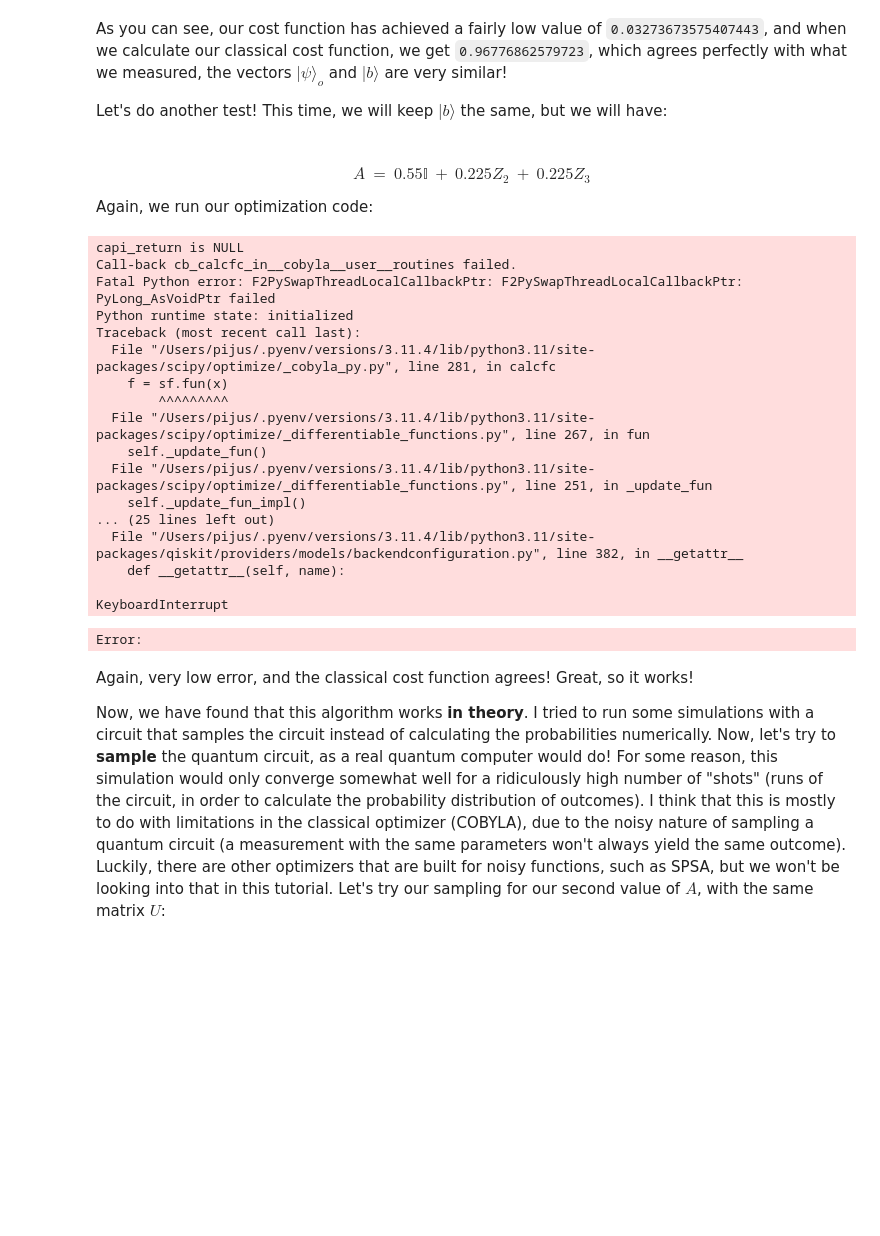
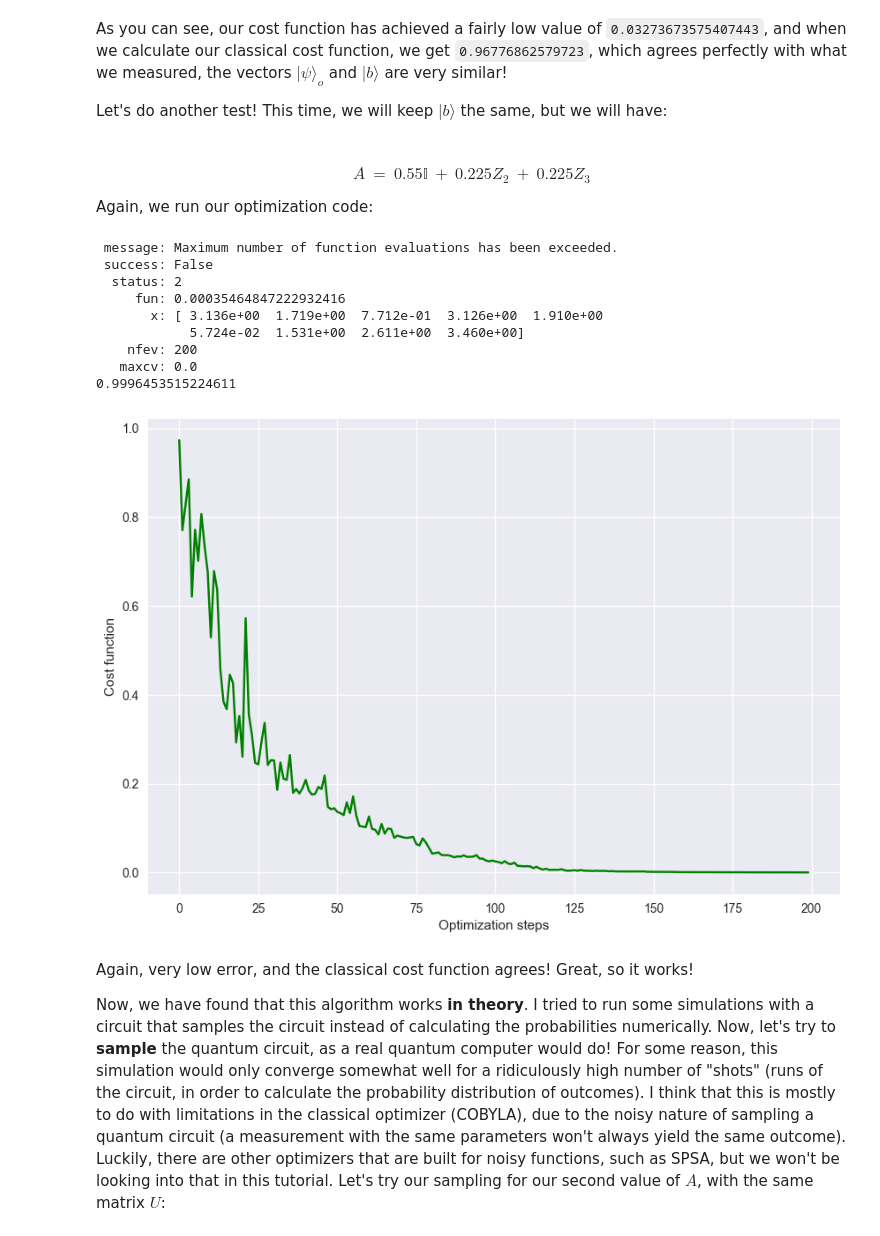
Before and after one commit to cezaris13/CourseWork, a Jupyter notebook: vqls.ipynb, the cells around one changed output. Cells and saved outputs as stored; diff of their text form; code cells hidden in the pictures; blank space fills up the shorter version.

```diff
--- a/vqls.ipynb
+++ b/vqls.ipynb
@@ -536,38 +536,32 @@ Again, we run our optimization code:
 # %%
 coefficientSet = [0.55, 0.225, 0.225]
 gateSet = [[0, 0, 0], [0, 1, 0], [0, 0, 1]]
 
+costHistory = []
 out_f = minimization(calculateCostFunction, gateSet=gateSet, coefficientSet= coefficientSet, totalNeededQubits=totalNeededQubits)
 circ = QuantumCircuit(qubits, qubits)
 o = ansatzTest(circ, out_f)
 
 a1 = coefficientSet[2]*np.kron(zGate(),np.kron(identityGate(),identityGate()))
 a0 = coefficientSet[1]*np.kron(identityGate(),np.kron(zGate(),identityGate()))
 a2 = coefficientSet[0]*np.kron(identityGate(),np.kron(identityGate(),identityGate()))
 A = np.add(np.add(a2, a0), a1)
 
 b = setB(qubits)
 
 getApproximationValue(A, b, o)
+plotCost(costHistory)
 # %% [output]
-capi_return is NULL
-Call-back cb_calcfc_in__cobyla__user__routines failed.
-Fatal Python error: F2PySwapThreadLocalCallbackPtr: F2PySwapThreadLocalCallbackPtr: PyLong_AsVoidPtr failed
-Python runtime state: initialized
-Traceback (most recent call last):
-  File "/Users/pijus/.pyenv/versions/3.11.4/lib/python3.11/site-packages/scipy/optimize/_cobyla_py.py", line 281, in calcfc
-    f = sf.fun(x)
-        ^^^^^^^^^
-  File "/Users/pijus/.pyenv/versions/3.11.4/lib/python3.11/site-packages/scipy/optimize/_differentiable_functions.py", line 267, in fun
-    self._update_fun()
-  File "/Users/pijus/.pyenv/versions/3.11.4/lib/python3.11/site-packages/scipy/optimize/_differentiable_functions.py", line 251, in _update_fun
-    self._update_fun_impl()
-... (25 lines left out)
-  File "/Users/pijus/.pyenv/versions/3.11.4/lib/python3.11/site-packages/qiskit/providers/models/backendconfiguration.py", line 382, in __getattr__
-    def __getattr__(self, name):
-
-KeyboardInterrupt
+ message: Maximum number of function evaluations has been exceeded.
+ success: False
+  status: 2
+     fun: 0.00035464847222932416
+       x: [ 3.136e+00  1.719e+00  7.712e-01  3.126e+00  1.910e+00
+            5.724e-02  1.531e+00  2.611e+00  3.460e+00]
+    nfev: 200
+   maxcv: 0.0
+0.9996453515224611
-Error:
+[figure, added]
 # %% [markdown]
 Again, very low error, and the classical cost function agrees! Great, so it works!
 
```
Also changed, not shown: parts of 10 cells of this notebook.
